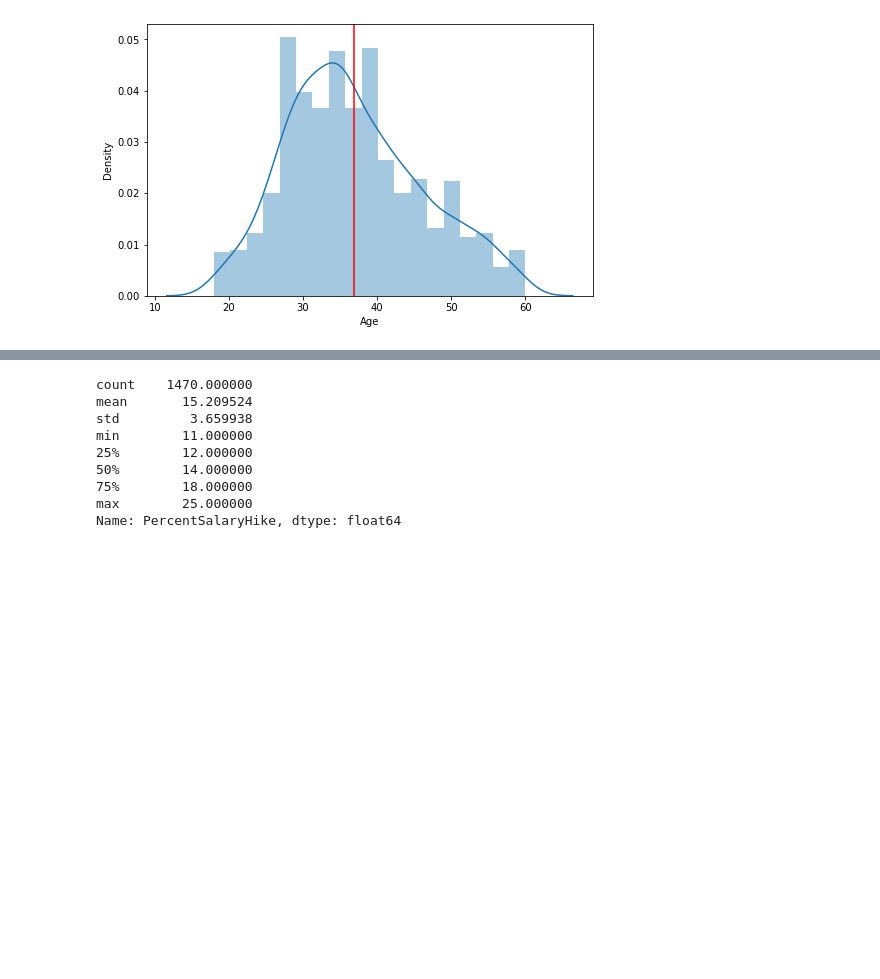
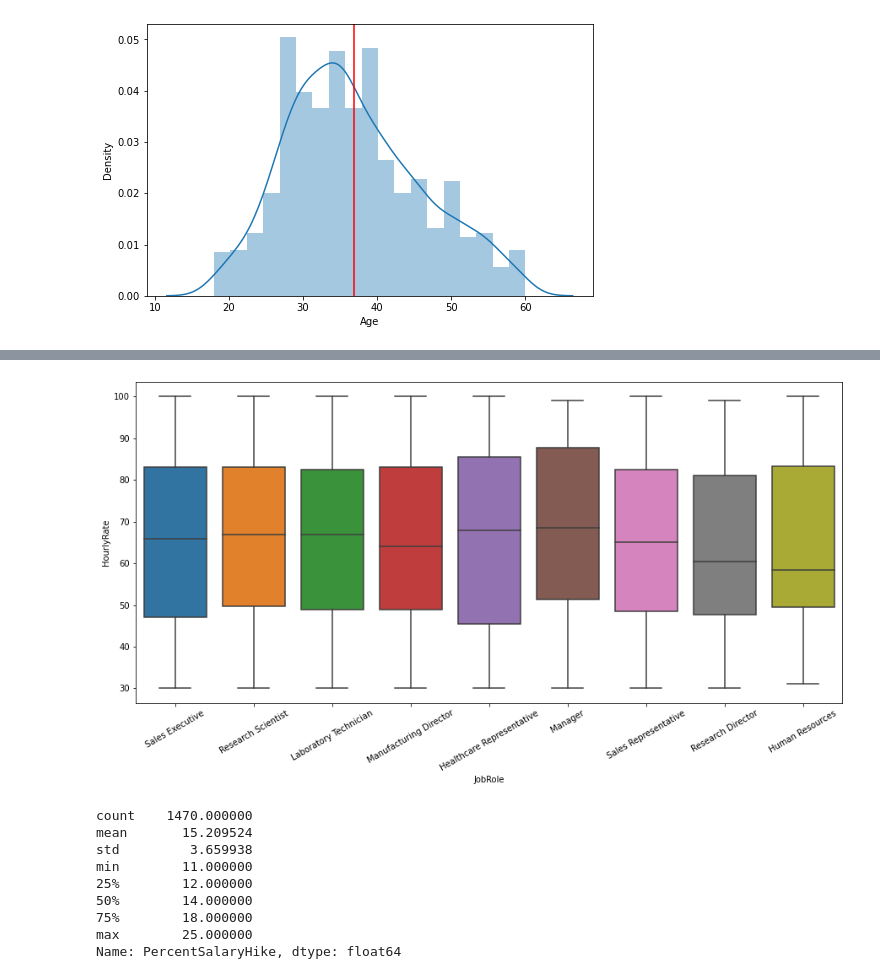
Before and after one commit to rage-against-the-machine-learning/simulate-employee-attrition, a Jupyter notebook: notebooks/2021-10-16-Data-EDA.ipynb, the cells around one changed output, grey strips where cells are left out. Cells and saved outputs as stored; diff of their text form; code cells hidden in the pictures; blank space fills up the shorter version.

```diff
--- a/notebooks/2021-10-16-Data-EDA.ipynb
+++ b/notebooks/2021-10-16-Data-EDA.ipynb
@@ -98,3 +249,10 @@ age_fig.savefig('../reports/figures/age-distribution.png')
+# %%
+fig_job_hrly = plt.figure(1, figsize=(15, 7))
+sns.boxplot(x="JobRole", y="HourlyRate", data=ibm)
+plt.xticks(rotation=30)
+plt.show()
+# %% [output]
+[figure, added]
 # %%
 display(ibm['PercentSalaryHike'].describe())
 
```
Also changed, not shown: parts of 37 cells of this notebook.
